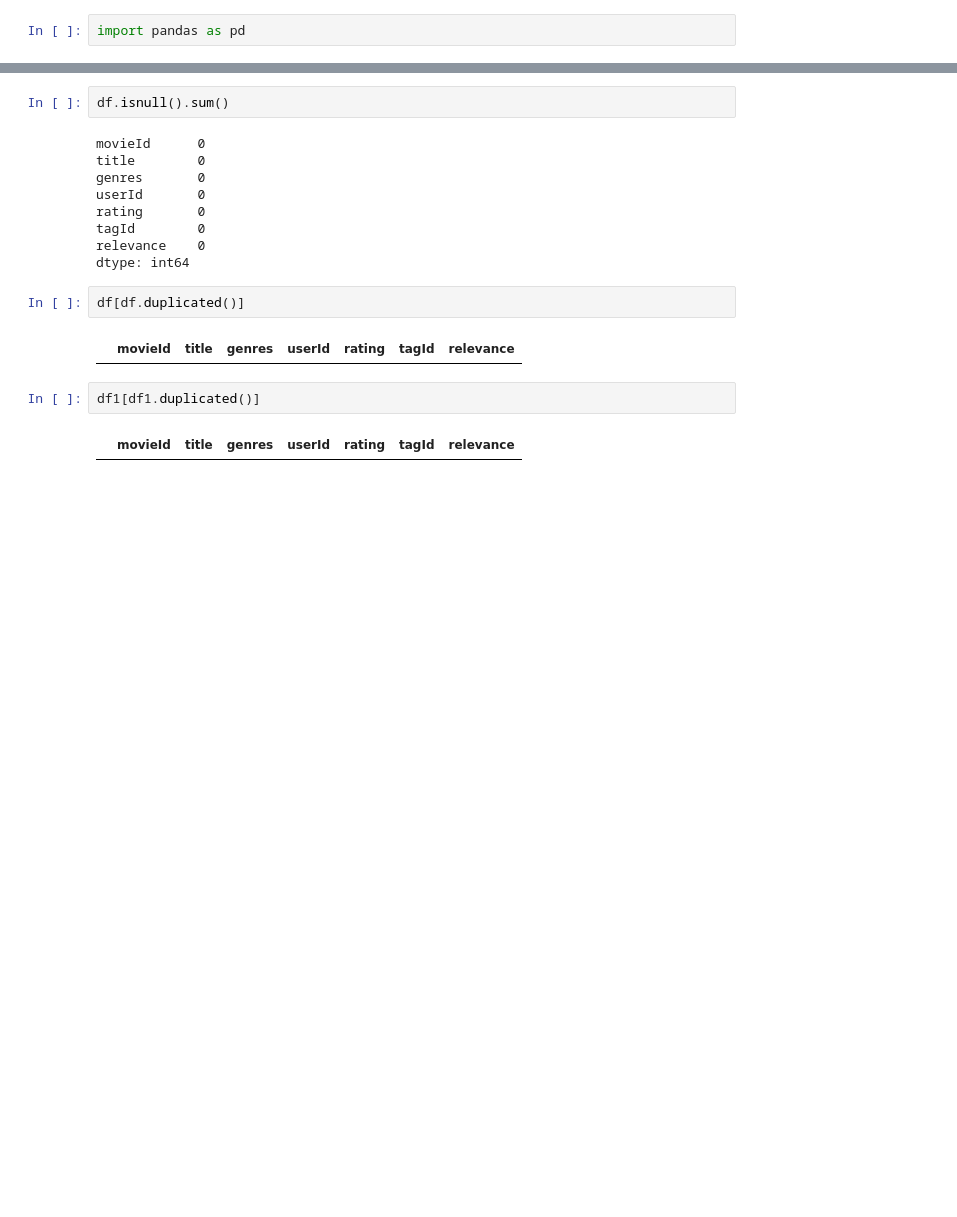
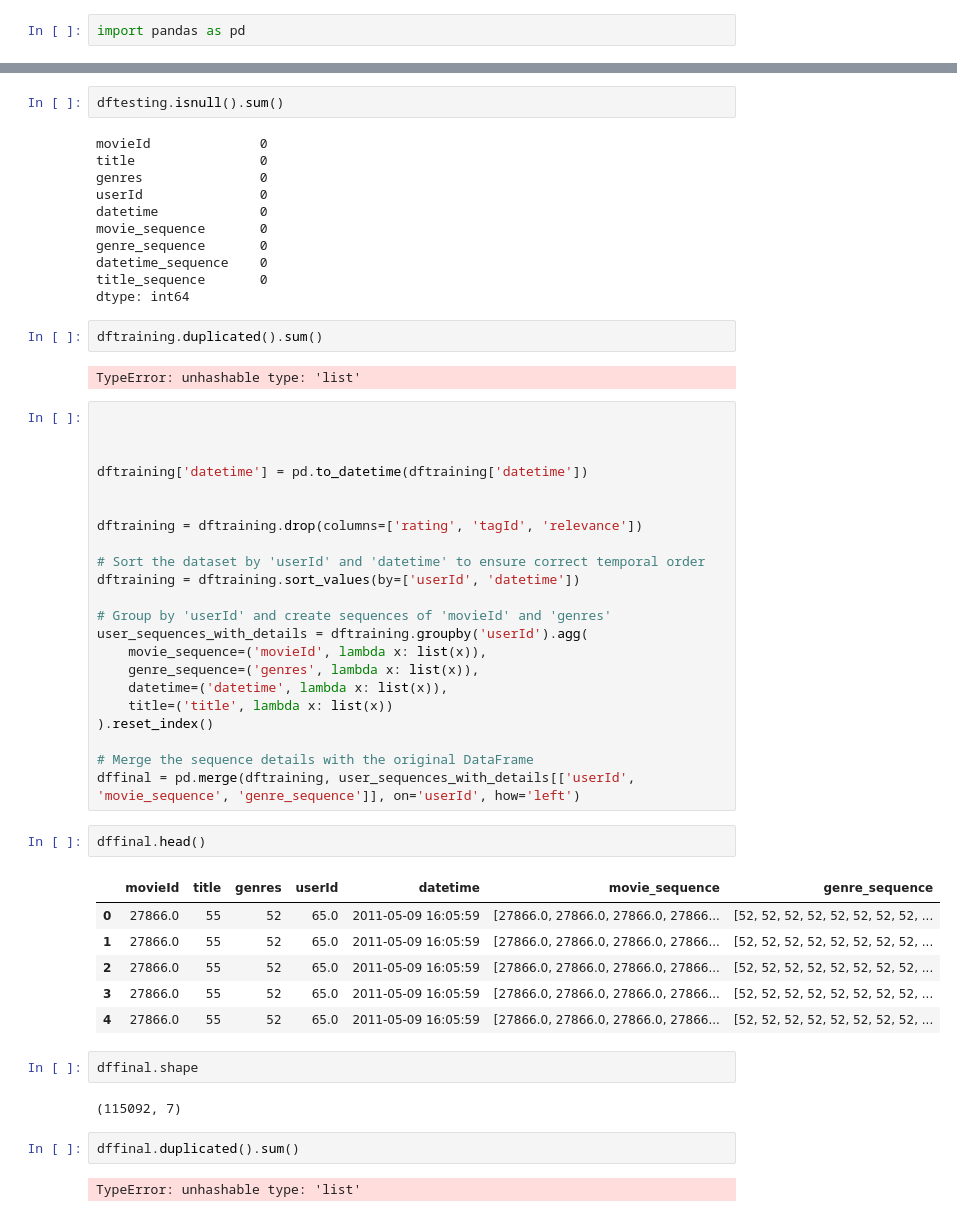
Before and after one commit to Dawittsegaye12/movie-recommendation-system, a Jupyter notebook: notebook/handled_data.ipynb, the cells around one changed output, grey strips where cells are left out. Drawn from its saved outputs; the diff is of its cells as text; blank space fills up the shorter version.

```diff
--- a/notebook/handled_data.ipynb
+++ b/notebook/handled_data.ipynb
@@ -43,20 +110,57 @@ relevance    0
 dtype: int64
 # %%
-df.isnull().sum()
+dftesting.isnull().sum()
 # %% [output]
-movieId      0
-title        0
-genres       0
-userId       0
-rating       0
-tagId        0
-relevance    0
+movieId              0
+title                0
+genres               0
+userId               0
+datetime             0
+movie_sequence       0
+genre_sequence       0
+datetime_sequence    0
+title_sequence       0
 dtype: int64
-# %%
-df[df.duplicated()]
-# %% [output]
-|  | movieId | title | genres | userId | rating | tagId | relevance |
-# %%
-df1[df1.duplicated()]
-# %% [output]
-|  | movieId | title | genres | userId | rating | tagId | relevance |
+# %%
+dftraining.duplicated().sum()
+# %% [output]
+TypeError: unhashable type: 'list'
+# %%
+
+
+
+dftraining['datetime'] = pd.to_datetime(dftraining['datetime'])
+
+
+dftraining = dftraining.drop(columns=['rating', 'tagId', 'relevance'])
+
+# Sort the dataset by 'userId' and 'datetime' to ensure correct temporal order
+dftraining = dftraining.sort_values(by=['userId', 'datetime'])
+
+# Group by 'userId' and create sequences of 'movieId' and 'genres'
+user_sequences_with_details = dftraining.groupby('userId').agg(
+    movie_sequence=('movieId', lambda x: list(x)),
+    genre_sequence=('genres', lambda x: list(x)),
+    datetime=('datetime', lambda x: list(x)),
+    title=('title', lambda x: list(x))
+).reset_index()
+
+# Merge the sequence details with the original DataFrame
+dffinal = pd.merge(dftraining, user_sequences_with_details[['userId', 'movie_sequence', 'genre_sequence']], on='userId', how='left')
+# %%
+dffinal.head()
+# %% [output]
+|  | movieId | title | genres | userId | datetime | movie_sequence | genre_sequence |
+| 0 | 27866.0 | 55 | 52 | 65.0 | 2011-05-09 16:05:59 | [27866.0, 27866.0, 27866.0, 27866... | [52, 52, 52, 52, 52, 52, 52, 52, ... |
+| 1 | 27866.0 | 55 | 52 | 65.0 | 2011-05-09 16:05:59 | [27866.0, 27866.0, 27866.0, 27866... | [52, 52, 52, 52, 52, 52, 52, 52, ... |
+| 2 | 27866.0 | 55 | 52 | 65.0 | 2011-05-09 16:05:59 | [27866.0, 27866.0, 27866.0, 27866... | [52, 52, 52, 52, 52, 52, 52, 52, ... |
+| 3 | 27866.0 | 55 | 52 | 65.0 | 2011-05-09 16:05:59 | [27866.0, 27866.0, 27866.0, 27866... | [52, 52, 52, 52, 52, 52, 52, 52, ... |
+| 4 | 27866.0 | 55 | 52 | 65.0 | 2011-05-09 16:05:59 | [27866.0, 27866.0, 27866.0, 27866... | [52, 52, 52, 52, 52, 52, 52, 52, ... |
+# %%
+dffinal.shape
+# %% [output]
+(115092, 7)
+# %%
+dffinal.duplicated().sum()
+# %% [output]
+TypeError: unhashable type: 'list'
```
Also changed, not shown: parts of 9 cells of this notebook, 7 other files.
